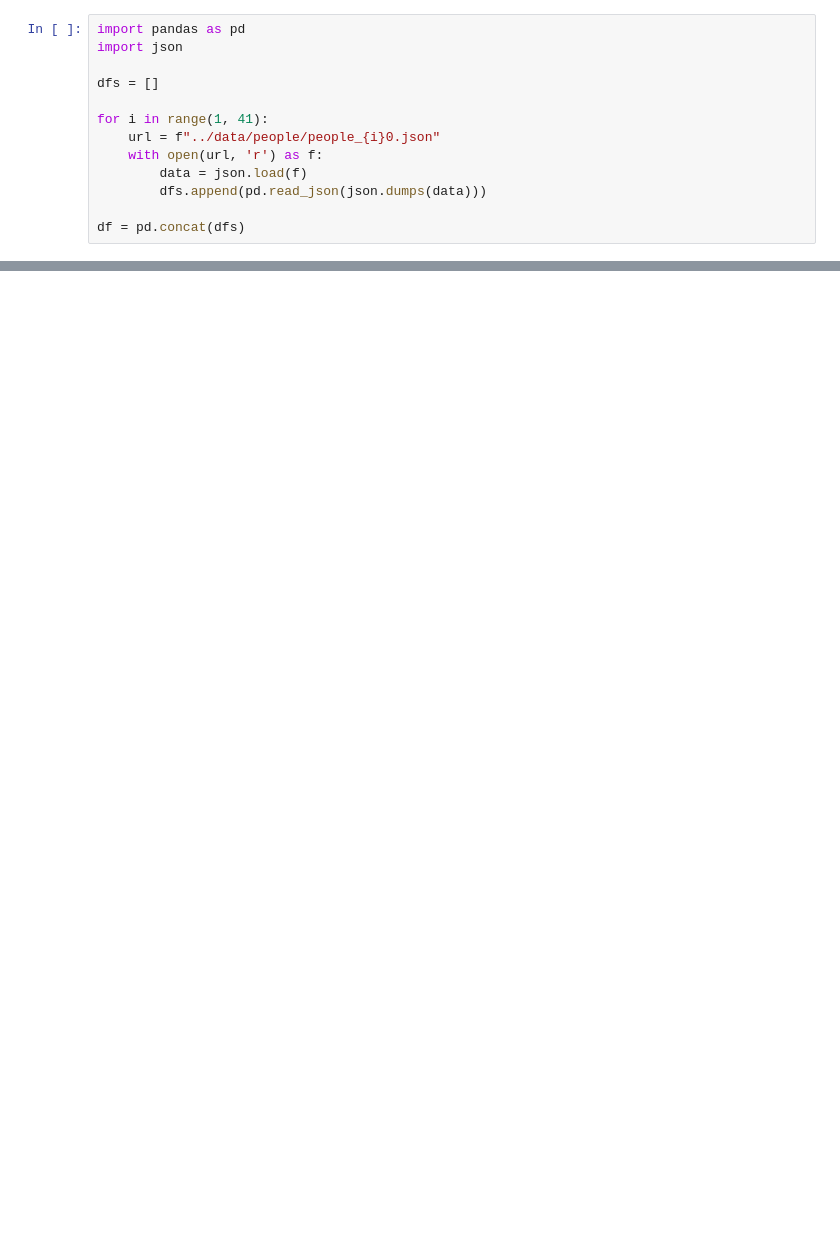
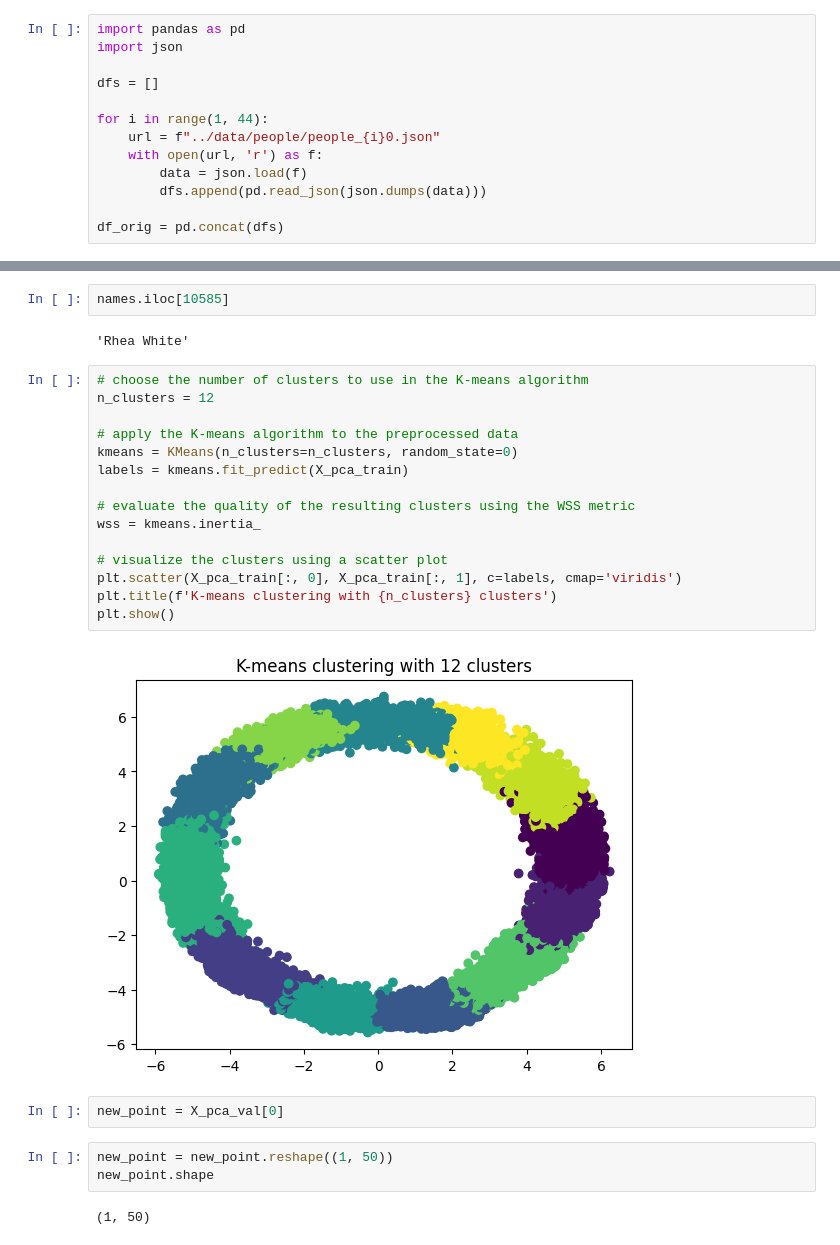
Before and after one commit to ryonmckay/astro_ml, a Jupyter notebook: notebooks/preprocess.ipynb, the cells around one changed output, grey strips where cells are left out. Drawn from its saved outputs; the diff is of its cells as text; blank space fills up the shorter version.

```diff
--- a/notebooks/preprocess.ipynb
+++ b/notebooks/preprocess.ipynb
@@ -4,10 +4,10 @@ import json
 
 dfs = []
 
-for i in range(1, 41):
+for i in range(1, 44):
     url = f"../data/people/people_{i}0.json"
     with open(url, 'r') as f:
         data = json.load(f)
         dfs.append(pd.read_json(json.dumps(data)))
 
-df = pd.concat(dfs)
+df_orig = pd.concat(dfs)
@@ -136,0 +274,28 @@ IndexError: index 179 is out of bounds for axis 0 with size 6
+# %%
+names.iloc[10585]
+# %% [output]
+'Rhea White'
+# %%
+# choose the number of clusters to use in the K-means algorithm
+n_clusters = 12
+
+# apply the K-means algorithm to the preprocessed data
+kmeans = KMeans(n_clusters=n_clusters, random_state=0)
+labels = kmeans.fit_predict(X_pca_train)
+
+# evaluate the quality of the resulting clusters using the WSS metric
+wss = kmeans.inertia_
+
+# visualize the clusters using a scatter plot
+plt.scatter(X_pca_train[:, 0], X_pca_train[:, 1], c=labels, cmap='viridis')
+plt.title(f'K-means clustering with {n_clusters} clusters')
+plt.show()
+# %% [output]
+[figure, added]
+# %%
+new_point = X_pca_val[0]
+# %%
+new_point = new_point.reshape((1, 50))
+new_point.shape
+# %% [output]
+(1, 50)
```
Also changed, not shown: parts of 43 cells of this notebook, 7 other files.
